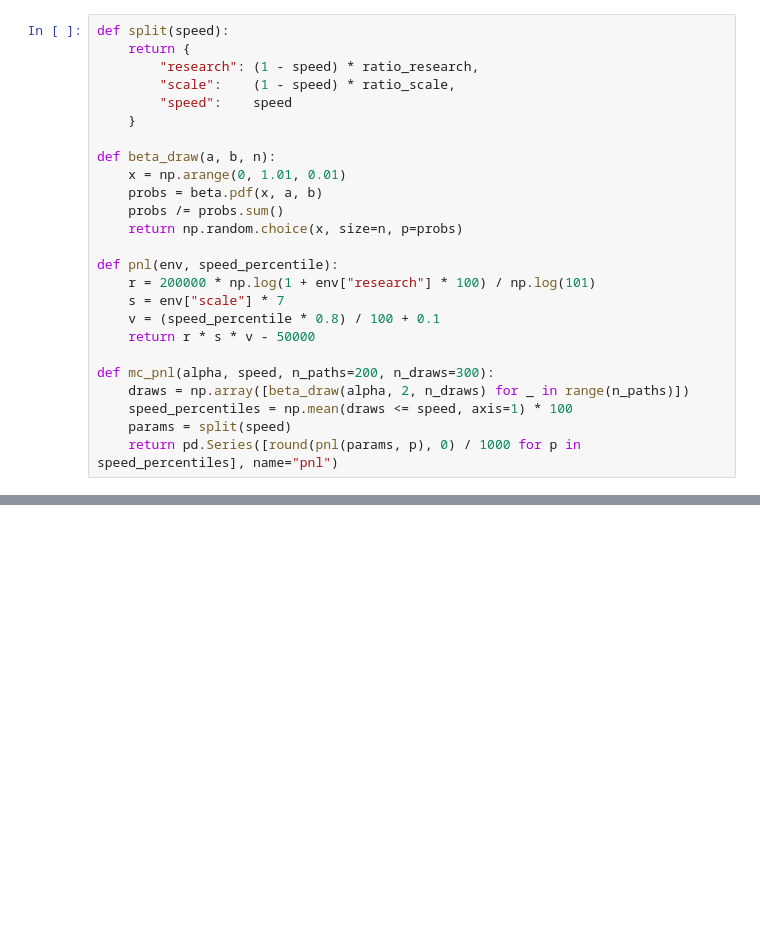
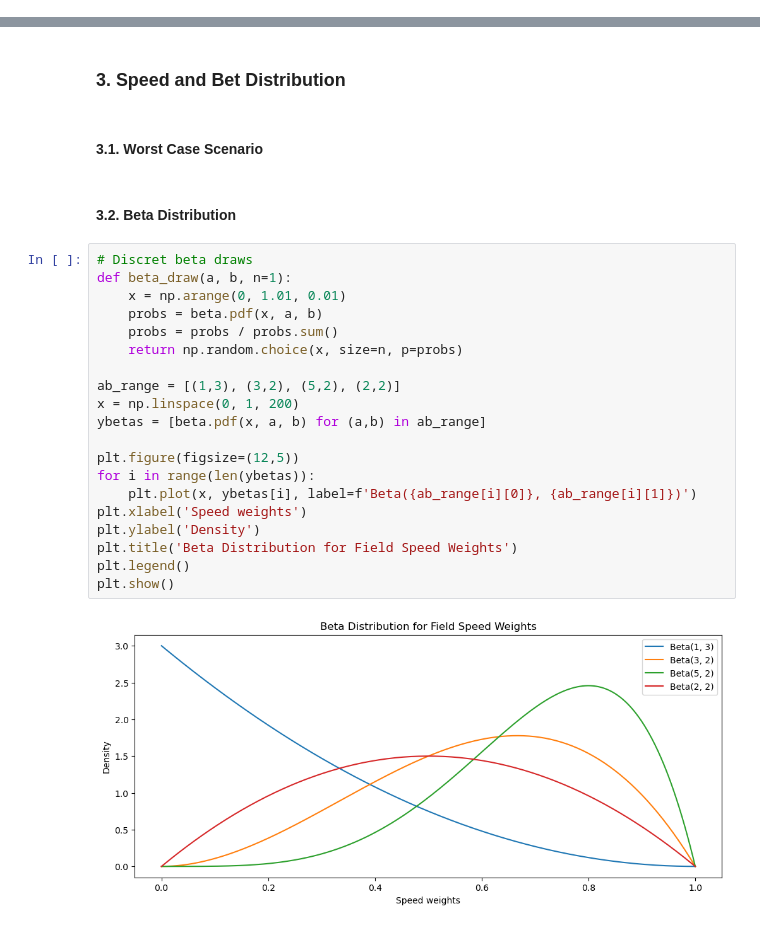
Before and after one commit to VitalityMigo/imc-trading-prosperity-4, a Jupyter notebook: manual_trading_2.ipynb, the cells around one changed output, grey strips where cells are left out. Cells and saved outputs as stored; diff of their text form; blank space fills up the shorter version.

```diff
--- a/manual_trading_2.ipynb
+++ b/manual_trading_2.ipynb
@@ -15,25 +0,0 @@ Functions for PNL Monte Carlo
-# %%
-def split(speed):
-    return {
-        "research": (1 - speed) * ratio_research,
-        "scale":    (1 - speed) * ratio_scale,
-        "speed":    speed
-    }
-
-def beta_draw(a, b, n):
-    x = np.arange(0, 1.01, 0.01)
-    probs = beta.pdf(x, a, b)
-    probs /= probs.sum()
-    return np.random.choice(x, size=n, p=probs)
-
-def pnl(env, speed_percentile):
-    r = 200000 * np.log(1 + env["research"] * 100) / np.log(101)
-    s = env["scale"] * 7
-    v = (speed_percentile * 0.8) / 100 + 0.1
-    return r * s * v - 50000
-
-def mc_pnl(alpha, speed, n_paths=200, n_draws=300):
-    draws = np.array([beta_draw(alpha, 2, n_draws) for _ in range(n_paths)])
-    speed_percentiles = np.mean(draws <= speed, axis=1) * 100
-    params = split(speed)
-    return pd.Series([round(pnl(params, p), 0) / 1000 for p in speed_percentiles], name="pnl")
@@ -164,0 +89,28 @@ choosen
+# %% [markdown]
+### 3. Speed and Bet Distribution
+# %% [markdown]
+#### 3.1. Worst Case Scenario
+# %% [markdown]
+#### 3.2. Beta Distribution
+# %%
+# Discret beta draws
+def beta_draw(a, b, n=1):
+    x = np.arange(0, 1.01, 0.01)
+    probs = beta.pdf(x, a, b)
+    probs = probs / probs.sum()
+    return np.random.choice(x, size=n, p=probs)
+
+ab_range = [(1,3), (3,2), (5,2), (2,2)]
+x = np.linspace(0, 1, 200)
+ybetas = [beta.pdf(x, a, b) for (a,b) in ab_range]
+
+plt.figure(figsize=(12,5))
+for i in range(len(ybetas)):
+    plt.plot(x, ybetas[i], label=f'Beta({ab_range[i][0]}, {ab_range[i][1]})')
+plt.xlabel('Speed weights')
+plt.ylabel('Density')
+plt.title('Beta Distribution for Field Speed Weights')
+plt.legend()
+plt.show()
+# %% [output]
+[figure, added]
```
Also changed, not shown: parts of 46 cells of this notebook.
